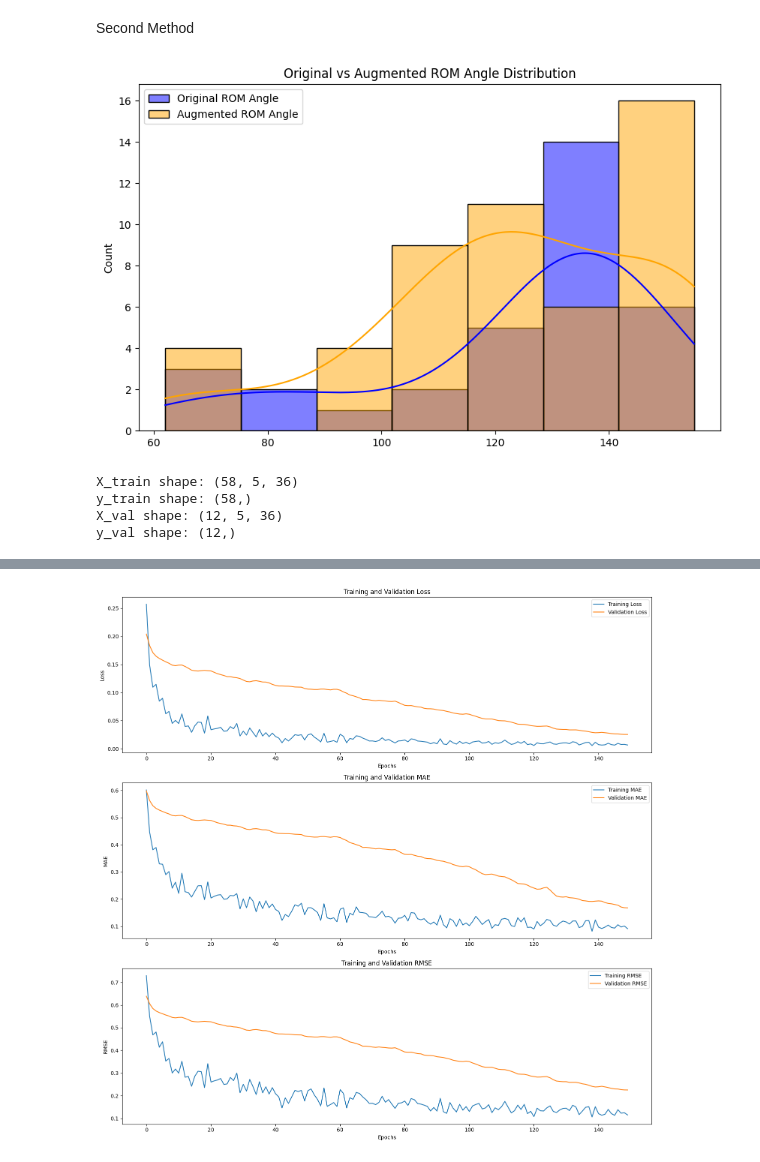
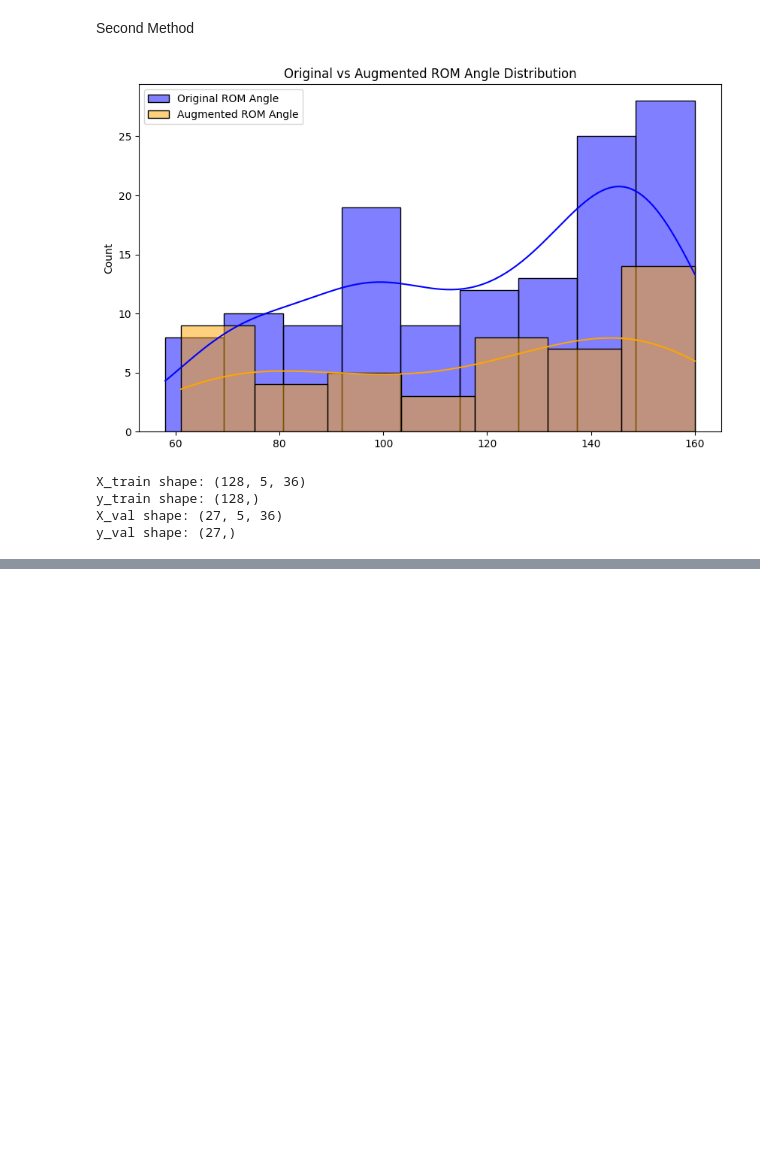
Before and after one commit to MalakaSupun/EMG-Controlled-Adaptive-Wearable-Robotic-Exoskeleton-for-Upper-Limb-Rehabilitation, a Jupyter notebook: New_Run/ROM_Angle_Prediction.ipynb, the cells around one changed output, grey strips where cells are left out. Saved outputs shown, nothing was run; the diff lists cells and outputs as text; code cells hidden in the pictures; blank space fills up the shorter version.

```diff
--- a/New_Run/ROM_Angle_Prediction.ipynb
+++ b/New_Run/ROM_Angle_Prediction.ipynb
@@ -22,9 +20,9 @@ import seaborn as sns
 
 
 # Load and prepare data
-file_path = '/content/All_Data.xlsx'
+file_path = 'New_Data/All_Data.xlsx'
 data_01 = pd.read_excel(file_path)
-Data = data_01.loc[:, 'Average ROM Angle':90].values
+Data = data_01.loc[:, 'ROM_angle':90].values
 
 # Extract Min and Max ROM angle from the original data
 rom_angle_min = Data[:, 0].min()
@@ -238,7 +213,7 @@ def load_and_augment_data(file_path, n_augmented_samples=50):
     """
     # Load original data
     data_01 = pd.read_excel(file_path)
-    Data = data_01.loc[:, 'Average ROM Angle':90].values
+    Data = data_01.loc[:, 'ROM_angle':90].values
 
     # Extract Min and Max ROM angle
     rom_angle_min = Data[:, 0].min()
@@ -419,36 +394,36 @@ def train_model(file_path):
     # Calculate metrics
     mape = np.mean(np.abs((inv_y_test - inv_pred.flatten()) / inv_y_test)) * 100
     test_accuracy = 100 - mape
     r2 = r2_score(inv_y_test, inv_pred)
     mae = mean_absolute_error(inv_y_test, inv_pred)
     mse = mean_squared_error(inv_y_test, inv_pred)
     rmse = np.sqrt(mse)
 
     # Print metrics
     print("\nFinal Metrics:")
     print(f'R2 Score: {r2 * 100:.2f}%')
     print(f'MAE: {mae:.5f}')
     print(f'MSE: {mse:.5f}')
     print(f'RMSE: {rmse:.5f}')
     print(f'Test Accuracy (based on MAPE): {test_accuracy:.2f}%')
 
     # Plot predictions
     plt.figure(figsize=(10, 8))
     plt.scatter(inv_y_test, inv_pred, alpha=0.5)
     plt.plot([inv_y_test.min(), inv_y_test.max()], [inv_y_test.min(), inv_y_test.max()], 'r--')
     plt.title('Actual vs Predicted')
     plt.xlabel('Actual Values')
     plt.ylabel('Predicted Values')
     plt.show()
 
     return model
 
 if __name__ == "__main__":
-    file_path = "/content/All_Data.xlsx"  # Replace with your data path
+    file_path = "New_Data/All_Data.xlsx"  # Replace with your data path
     model = train_model(file_path)
 # %% [output]
-[figure, old version]
+[figure, new version]
-X_train shape: (58, 5, 36)
-y_train shape: (58,)
-X_val shape: (12, 5, 36)
-y_val shape: (12,)
+X_train shape: (128, 5, 36)
+y_train shape: (128,)
+X_val shape: (27, 5, 36)
+y_val shape: (27,)
@@ -472 +446,0 @@ Epoch 150/150
-[figure, removed]
```
Also changed, not shown: parts of 4 cells of this notebook, 1 other file.
